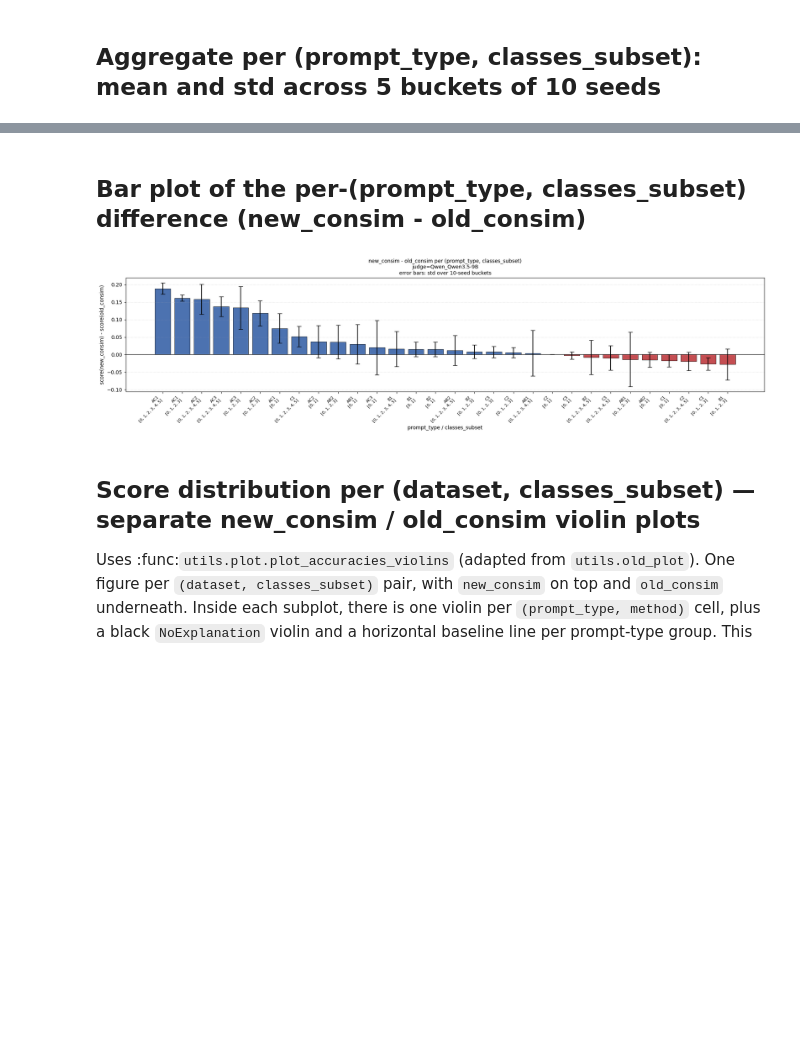
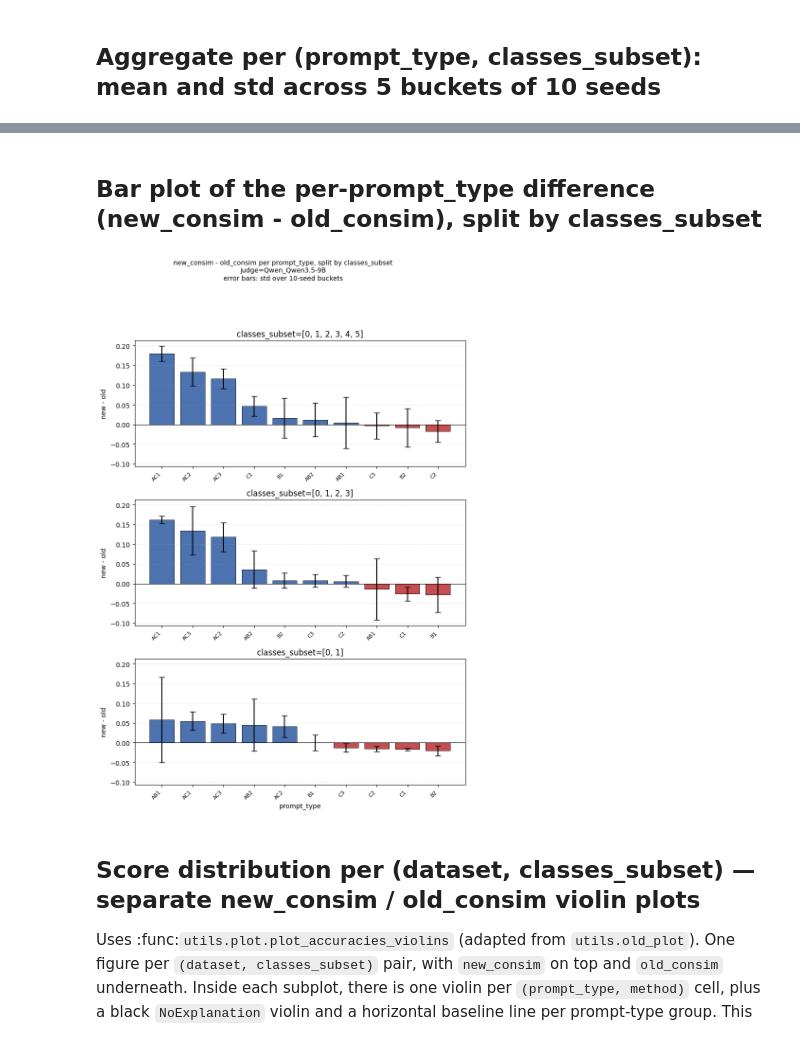
Before and after one commit to AntoninPoche/simulatability_shortcut, a Jupyter notebook: notebooks/4_compare_consim.ipynb, the cells around one changed output, grey strips where cells are left out. Saved outputs shown, nothing was run; the diff lists cells and outputs as text; code cells hidden in the pictures; blank space fills up the shorter version.

Commit message:
cleaner plots

```diff
--- a/notebooks/4_compare_consim.ipynb
+++ b/notebooks/4_compare_consim.ipynb
@@ -253,47 +243,61 @@ stats
 # %% [markdown]
-## Bar plot of the per-(prompt_type, classes_subset) difference (new_consim - old_consim)
+## Bar plot of the per-prompt_type difference (new_consim - old_consim), split by classes_subset
 # %%
-fig, ax = plt.subplots(figsize=(max(6, 0.55 * len(stats) + 2), 5))
+classes_subsets = list(stats["classes_subset"].drop_duplicates())
+n_subsets = len(classes_subsets)
 
-x = np.arange(len(stats))
-colors = ["#4c72b0" if v >= 0 else "#c44e52" for v in stats["mean_diff"]]
+fig, axes = plt.subplots(
+    n_subsets,
+    1,
+    figsize=(max(6, 0.6 * stats["prompt_type"].nunique() + 2), 4 * n_subsets),
+    sharey=True,
+    squeeze=False,
+)
 
-ax.bar(
-    x,
-    stats["mean_diff"],
-    yerr=stats["std_diff"],
-    capsize=4,
-    color=colors,
-    edgecolor="black",
-    linewidth=0.6,
-)
-ax.axhline(0, color="black", linewidth=0.8)
+for ax, classes_subset in zip(axes[:, 0], classes_subsets):
+    sub_stats = (
+        stats[stats["classes_subset"] == classes_subset]
+        .sort_values("mean_diff", ascending=False)
+        .reset_index(drop=True)
+    )
+    x = np.arange(len(sub_stats))
+    colors = ["#4c72b0" if v >= 0 else "#c44e52" for v in sub_stats["mean_diff"]]
 
-# Two-line labels: prompt_type on top, classes_subset on bottom.
-labels = [f"{pt}\n{cs}" for pt, cs in zip(stats["prompt_type"], stats["classes_subset"])]
-ax.set_xticks(x)
-ax.set_xticklabels(labels, rotation=45, ha="right", fontsize=8)
-ax.set_ylabel("score(new_consim) - score(old_consim)")
-ax.set_xlabel("prompt_type / classes_subset")
+    ax.bar(
+        x,
+        sub_stats["mean_diff"],
+        yerr=sub_stats["std_diff"],
+        capsize=4,
+        color=colors,
+        edgecolor="black",
+        linewidth=0.6,
+    )
+    ax.axhline(0, color="black", linewidth=0.8)
+    ax.set_xticks(x)
+    ax.set_xticklabels(sub_stats["prompt_type"], rotation=45, ha="right", fontsize=8)
+    ax.set_ylabel("new - old")
+    ax.set_title(f"classes_subset={classes_subset}")
+    ax.grid(axis="y", linestyle=":", alpha=0.5)
+
+axes[-1, 0].set_xlabel("prompt_type")
 
 title_bits = [f"judge={MODEL_FILE}"]
 if DATASETS is not None:
     title_bits.append(f"datasets={DATASETS}")
 if CLASSES_SUBSETS is not None:
     title_bits.append(f"classes_subsets={CLASSES_SUBSETS}")
 if PROMPT_TYPES is not None:
     title_bits.append(f"prompt_types={PROMPT_TYPES}")
-ax.set_title(
-    "new_consim - old_consim per (prompt_type, classes_subset)\n"
+fig.suptitle(
+    "new_consim - old_consim per prompt_type, split by classes_subset\n"
     + " | ".join(title_bits)
     + f"\nerror bars: std over {SEEDS_PER_BUCKET}-seed buckets",
     fontsize=10,
 )
-ax.grid(axis="y", linestyle=":", alpha=0.5)
-fig.tight_layout()
+fig.tight_layout(rect=[0, 0, 1, 0.92])
 plt.show()
 # %% [output]
-[figure, old version]
+[figure, new version]
 # %% [markdown]
 ## Score distribution per (dataset, classes_subset) — separate new_consim / old_consim violin plots
 
```
Also changed, not shown: parts of 5 cells of this notebook, 1 other file.
